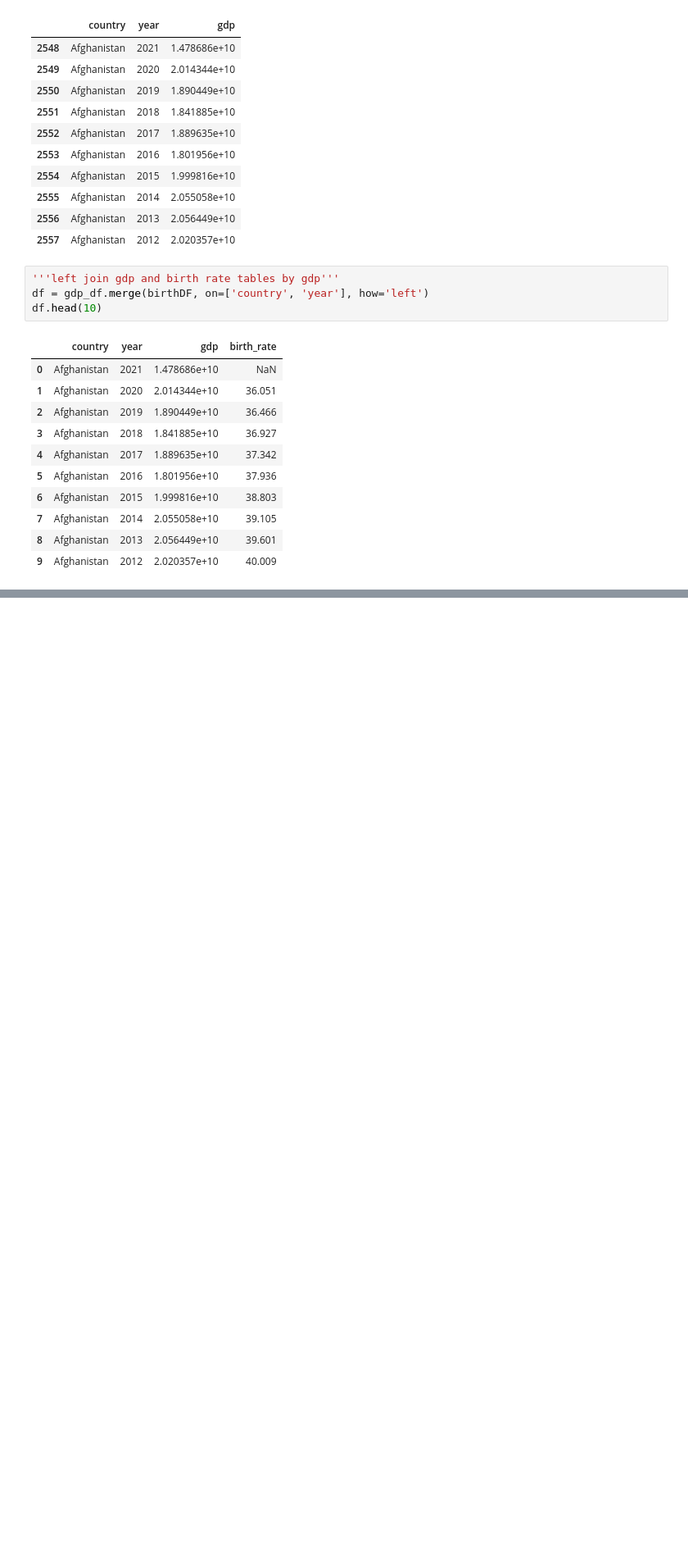
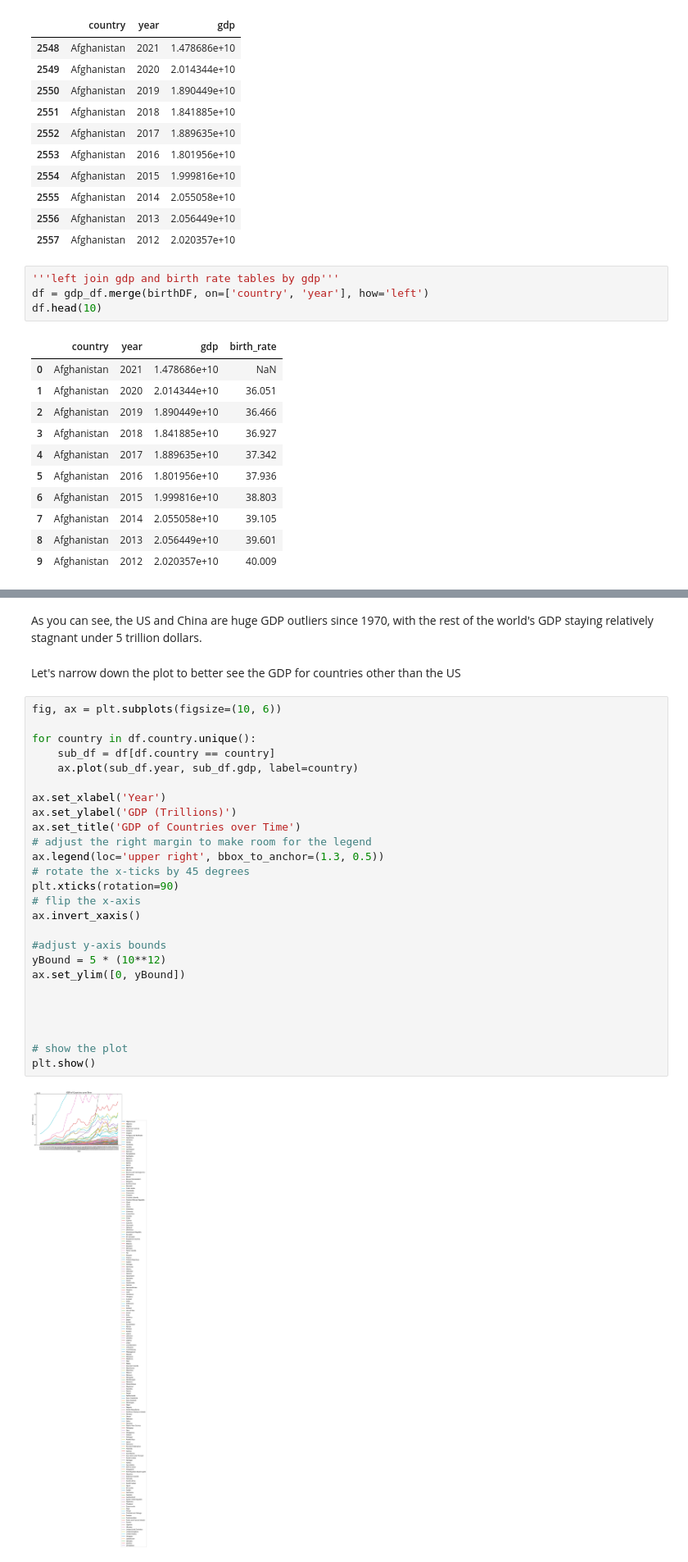
Before and after one commit to iglesias-johnluke/iglesias-johnluke.github.io, a Jupyter notebook: tutorial.ipynb, the cells around one changed output, grey strips where cells are left out. Shown at 82% size. Cells and saved outputs as stored; diff of their text form; blank space fills up the shorter version.

```diff
--- a/tutorial.ipynb
+++ b/tutorial.ipynb
@@ -189,0 +193,33 @@ fig.show()
+# %% [markdown]
+As you can see, the US and China are huge GDP outliers since 1970, with the rest
+ of the world's GDP staying relatively stagnant under 5  trillion dollars.
+# %% [markdown]
+Let's narrow down the plot to better see the GDP for countries other than the US
+# %%
+fig, ax = plt.subplots(figsize=(10, 6))
+
+for country in df.country.unique():
+    sub_df = df[df.country == country]
+    ax.plot(sub_df.year, sub_df.gdp, label=country)
+
+ax.set_xlabel('Year')
+ax.set_ylabel('GDP (Trillions)')
+ax.set_title('GDP of Countries over Time')
+# adjust the right margin to make room for the legend
+ax.legend(loc='upper right', bbox_to_anchor=(1.3, 0.5))
+# rotate the x-ticks by 45 degrees
+plt.xticks(rotation=90)
+# flip the x-axis
+ax.invert_xaxis()
+
+#adjust y-axis bounds
+yBound = 5 * (10**12)
+ax.set_ylim([0, yBound])
+
+
+
+
+# show the plot
+plt.show()
+# %% [output]
+[figure, added]
```
Also changed, not shown: parts of 7 cells of this notebook, 1 other file.
